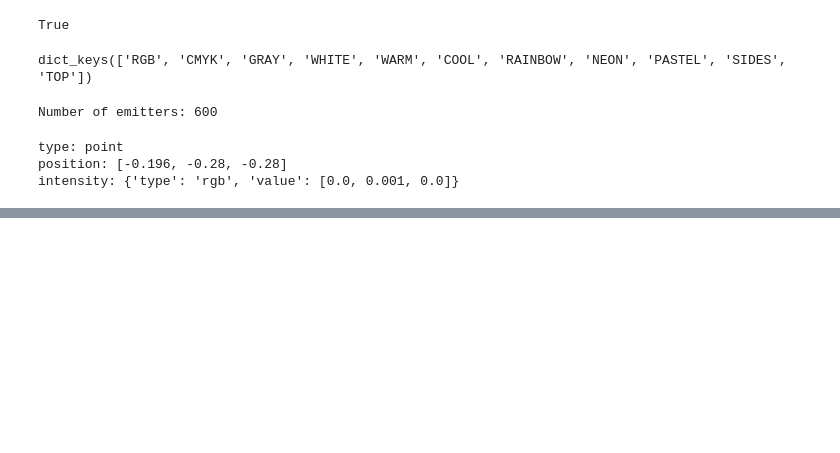
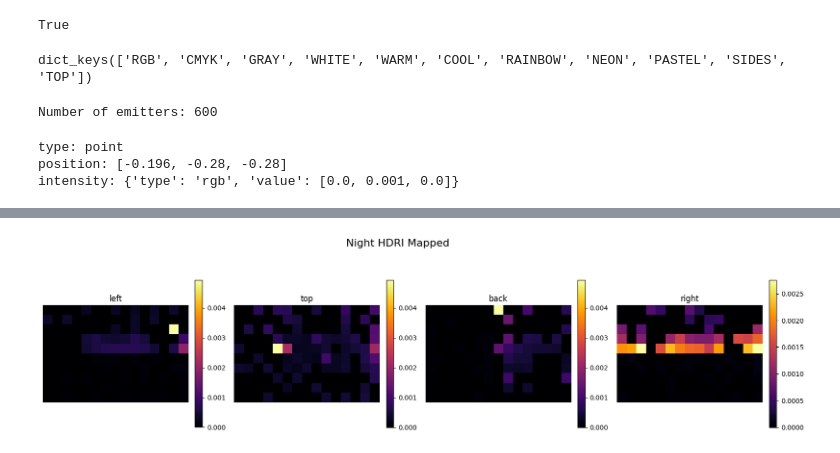
Before and after one commit to kkxthyl/WalmartRGB, a Jupyter notebook: cube/hdri_to_points.ipynb, the cells around one changed output, grey strips where cells are left out. Drawn from its saved outputs; the diff is of its cells as text; code cells hidden in the pictures; blank space fills up the shorter version.

```diff
--- a/cube/hdri_to_points.ipynb
+++ b/cube/hdri_to_points.ipynb
@@ -366,0 +462,5 @@ sample_mapped = render_scene(e1, save_path=None)
+# %%
+
+plot_emitter_luminance(e2,[pos for _, pos in all_pos], title="Night HDRI Mapped")
+# %% [output]
+[figure, added]
```
Also changed, not shown: parts of 12 cells of this notebook.
